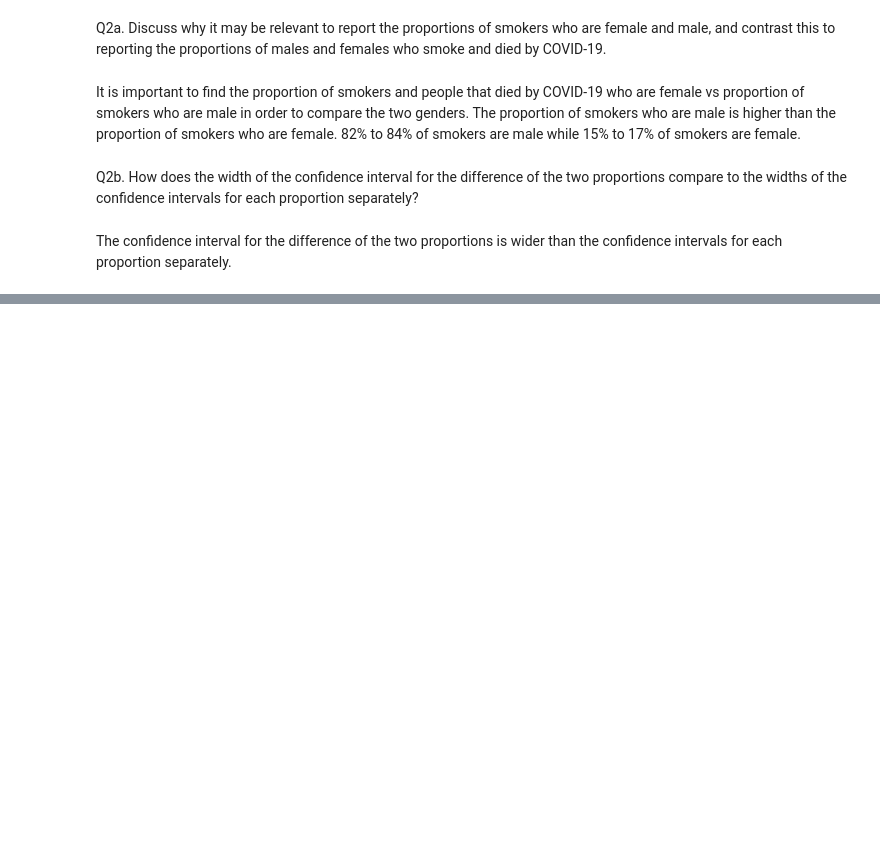
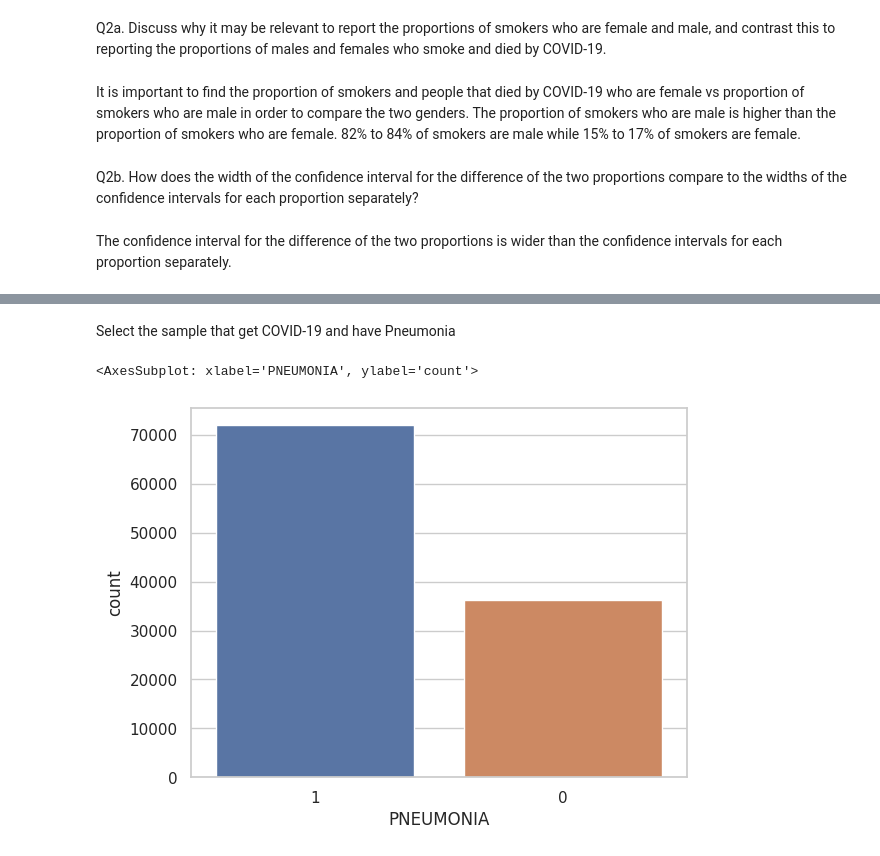
Before and after one commit to joshoandres13/COVID19, a Jupyter notebook: COVIDanalysis.ipynb, the cells around one changed output, grey strips where cells are left out. Cells and saved outputs as stored; diff of their text form; code cells hidden in the pictures; blank space fills up the shorter version.

```diff
--- a/COVIDanalysis.ipynb
+++ b/COVIDanalysis.ipynb
@@ -405,0 +482,7 @@ Male_SMOKE_COVID_died.reset_index(inplace=True,drop=True)
+# %% [markdown]
+Select the sample that get COVID-19 and have Pneumonia
+# %%
+sns.countplot(x=df["PNEUMONIA"], order=[1,0])
+# %% [output]
+<AxesSubplot: xlabel='PNEUMONIA', ylabel='count'>
+[figure, added]
```
Also changed, not shown: parts of 32 cells of this notebook, 1 other file.
